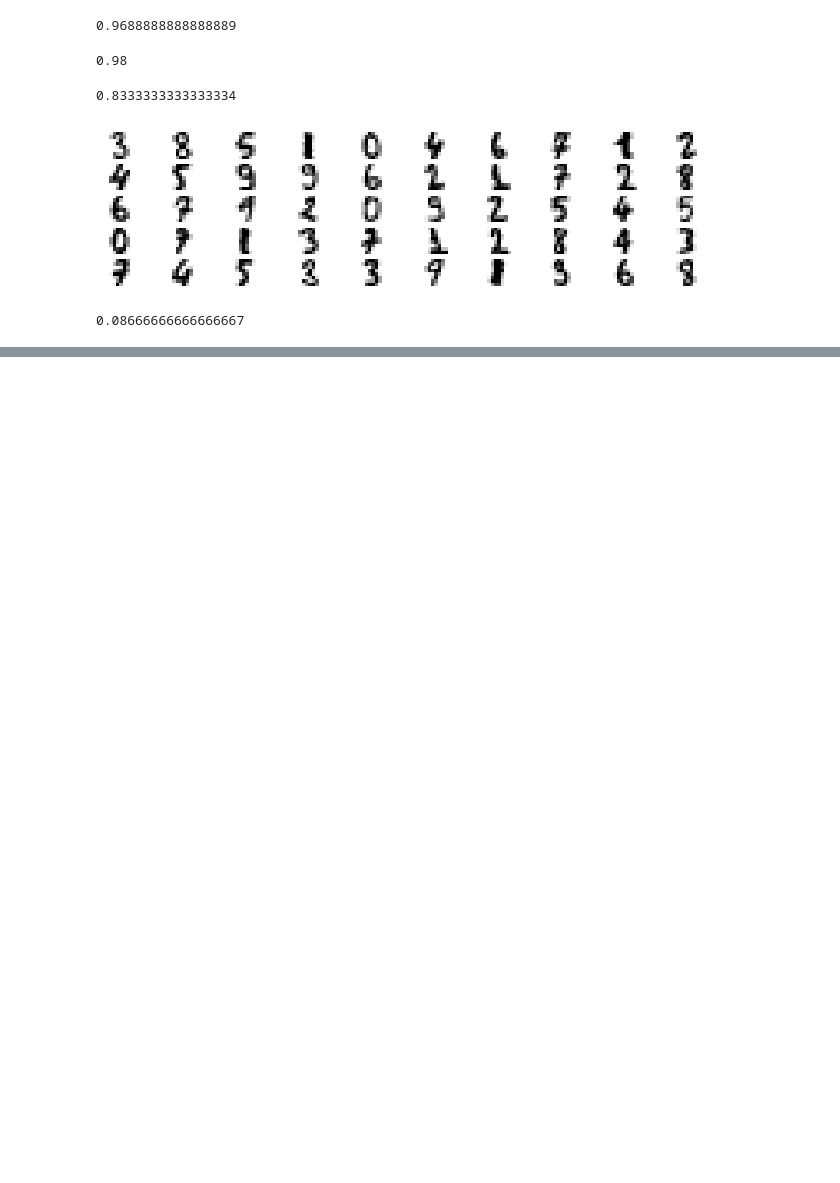
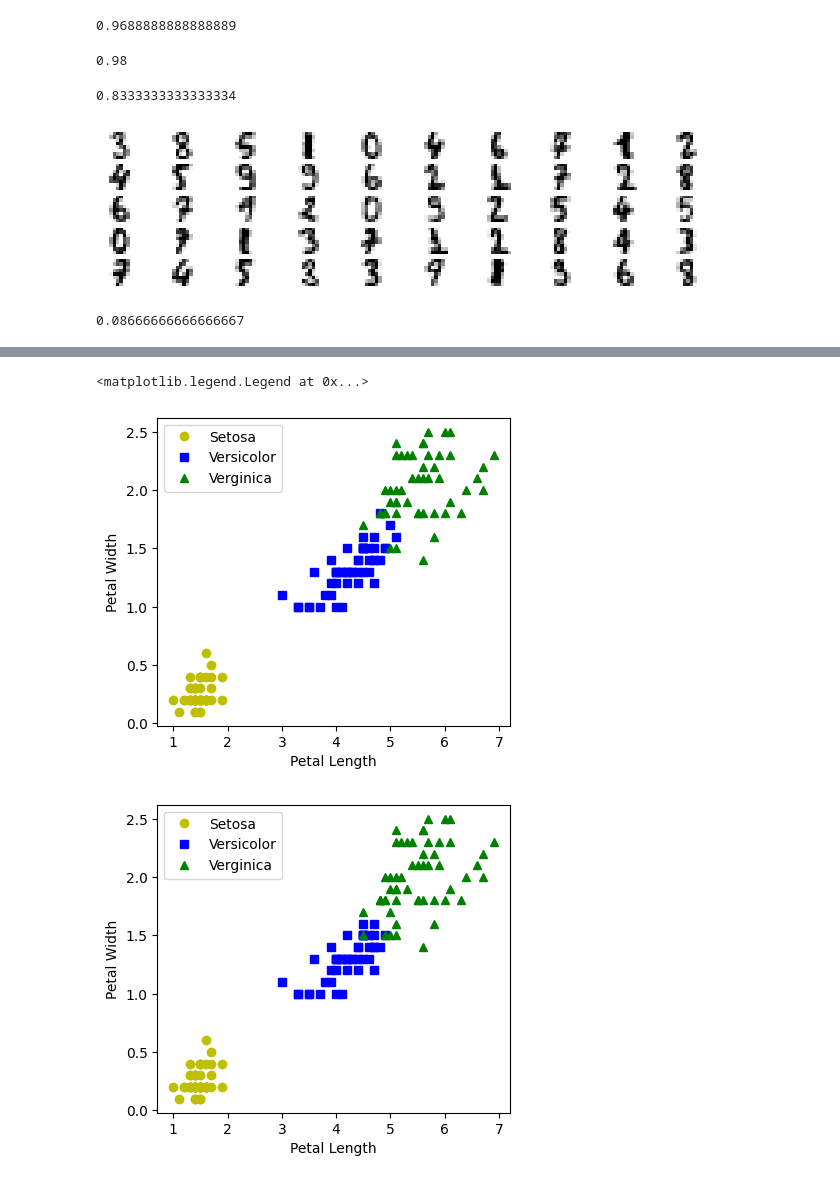
Before and after one commit to GabeALopez/machine-learning-projects, a Jupyter notebook: inClassProjectts/Kmeans.ipynb, the cells around one changed output, grey strips where cells are left out. Cells and saved outputs as stored; diff of their text form; code cells hidden in the pictures; blank space fills up the shorter version.

```diff
--- a/inClassProjectts/Kmeans.ipynb
+++ b/inClassProjectts/Kmeans.ipynb
@@ -181,0 +220,35 @@ log_reg.score(X_test, y_test)
+# %%
+from sklearn.datasets import load_iris
+data = load_iris()
+X = data.data
+y = data.target
+# %%
+from sklearn.mixture import GaussianMixture
+
+y_pred = GaussianMixture(n_components=3, random_state=42).fit(X).predict(X)
+# %%
+plt.figure(figsize=(10,4))
+
+plt.subplot(121)
+plt.plot(X[y == 0, 2], X[y == 0, 3], 'yo', label='Setosa')
+plt.plot(X[y == 1, 2], X[y == 1, 3], 'bs', label='Versicolor')
+plt.plot(X[y == 2, 2], X[y == 2, 3], 'g^', label='Verginica')
+
+plt.xlabel('Petal Length')
+plt.ylabel('Petal Width')
+plt.legend()
+
+plt.figure(figsize=(10,4))
+
+plt.subplot(122)
+plt.plot(X[y_pred == 1, 2], X[y_pred == 1, 3], 'yo', label='Setosa')
+plt.plot(X[y_pred == 2, 2], X[y_pred == 2, 3], 'bs', label='Versicolor')
+plt.plot(X[y_pred == 0, 2], X[y_pred == 0, 3], 'g^', label='Verginica')
+
+plt.xlabel('Petal Length')
+plt.ylabel('Petal Width')
+plt.legend()
+# %% [output]
+<matplotlib.legend.Legend at 0x...>
+[figure, added]
+[figure, added]
```
Also changed, not shown: parts of 6 cells of this notebook.
